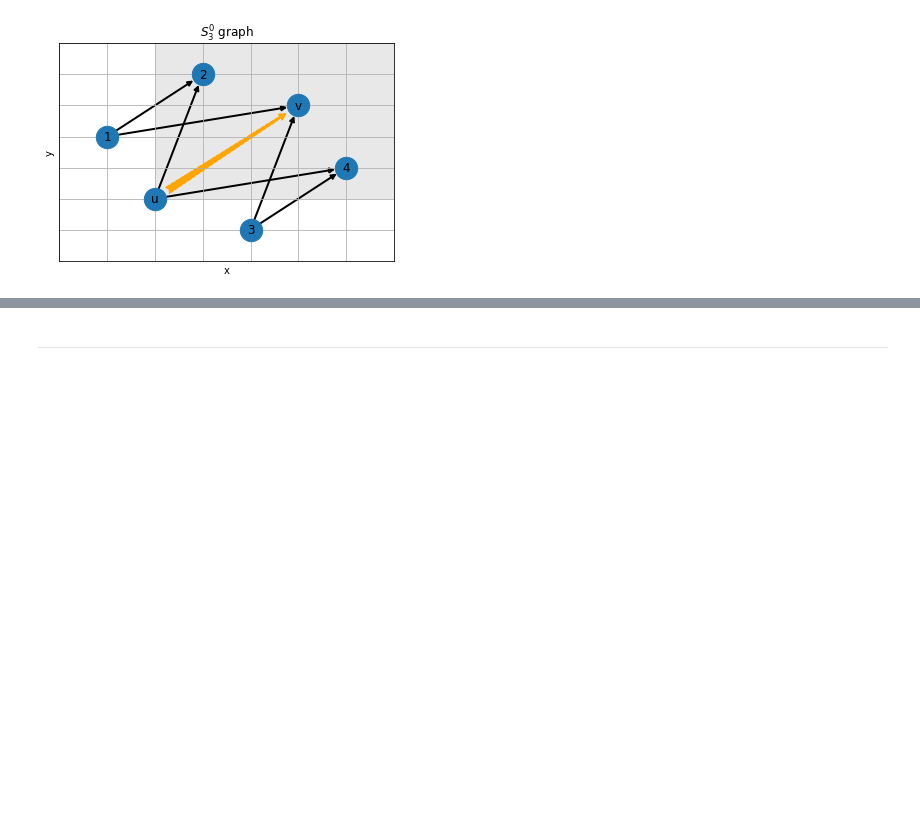
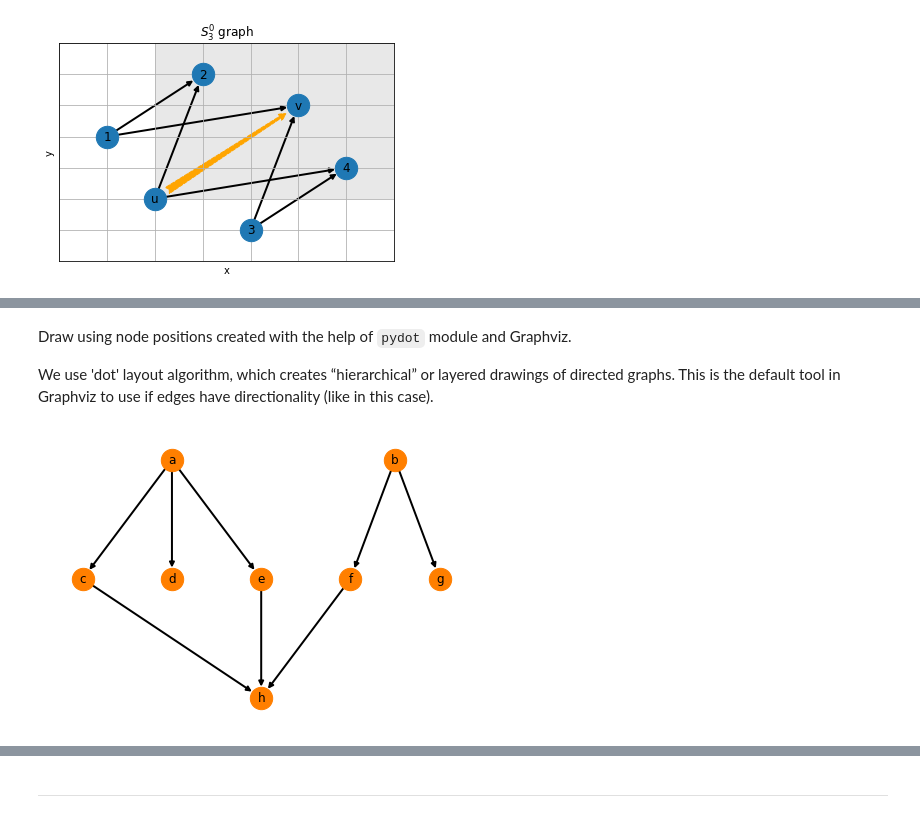
Before and after one commit to jnareb/git-commit-graph-ext, a Jupyter notebook: 03_example_graphs.ipynb, the cells around one changed output, grey strips where cells are left out. Drawn from its saved outputs; the diff is of its cells as text; code cells hidden in the pictures; blank space fills up the shorter version.

```diff
--- a/03_example_graphs.ipynb
+++ b/03_example_graphs.ipynb
@@ -105,0 +131,16 @@ nx.draw_networkx(DG,pos=DG.pos,
+# %% [markdown]
+Draw using node positions created with the help of `pydot` module and Graphviz.
+
+We use 'dot' layout algorithm, which creates “hierarchical” or layered drawings of directed graphs. This is the default tool in Graphviz to use if edges have directionality (like in this case).
+# %%
+try:
+    import pydot
+
+    sd=small_DAG_FELINE()
+    pos=nx.drawing.nx_pydot.pydot_layout(sd, prog='dot')
+    nx.draw(sd, pos=pos, with_labels=True,
+            node_size=500,width=2.0,node_color='#FF7F00')
+except ModuleNotFoundError:
+    print("'pydot' module not installed")
+# %% [output]
+[figure, added]
```
Also changed, not shown: parts of 24 cells of this notebook, 2 other files.
